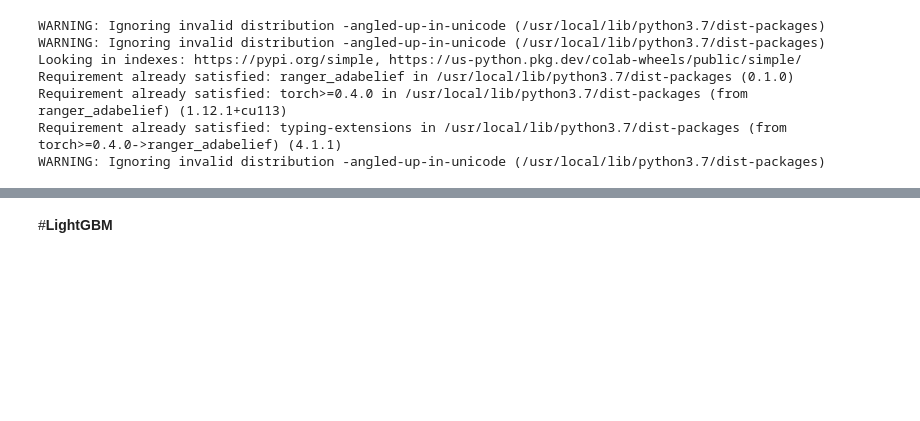
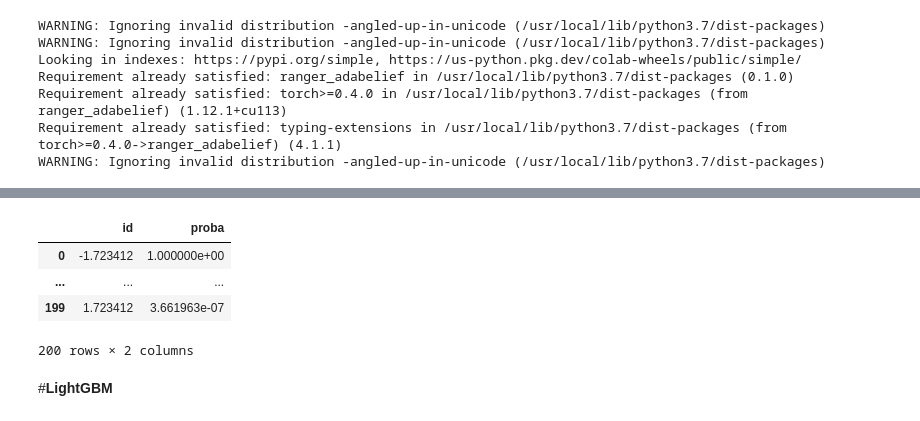
Before and after one commit to ykitaguchi77/Kaggle, a Jupyter notebook: Bunkruptcy-prediction.ipynb, the cells around one changed output, grey strips where cells are left out. Saved outputs shown, nothing was run; the diff lists cells and outputs as text; code cells hidden in the pictures; blank space fills up the shorter version.

```diff
--- a/Bunkruptcy-prediction.ipynb
+++ b/Bunkruptcy-prediction.ipynb
@@ -994,3 +1094,17 @@ array([1, 0, 0, 0, 0, 0, 0, 0, 1, 0, 0, 0, 0, 0, 1, 1, 0, 0, 1, 0, 0, 0,
+# %%
+# obtain submission file from the prediction
+submission['proba'] = clf.predict_proba(X_test)[:, 1]
+
+# save submission
+submission.to_csv('./submission.csv', index=False)
+
+submission
+# %% [output]
+|  | id | proba |
+| 0 | -1.723412 | 1.000000e+00 |
+| ... | ... | ... |
+| 199 | 1.723412 | 3.661963e-07 |
+200 rows × 2 columns
 # %% [markdown]
 #**LightGBM**
 # %%
```
Also changed, not shown: parts of 10 cells of this notebook.
